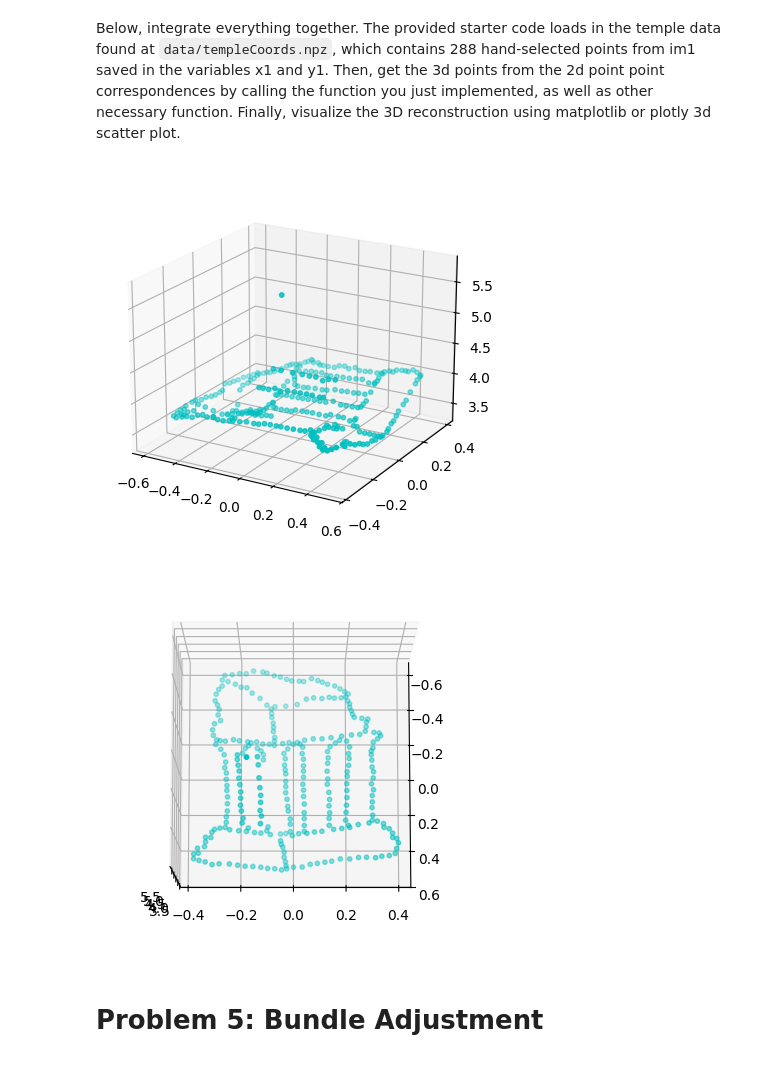
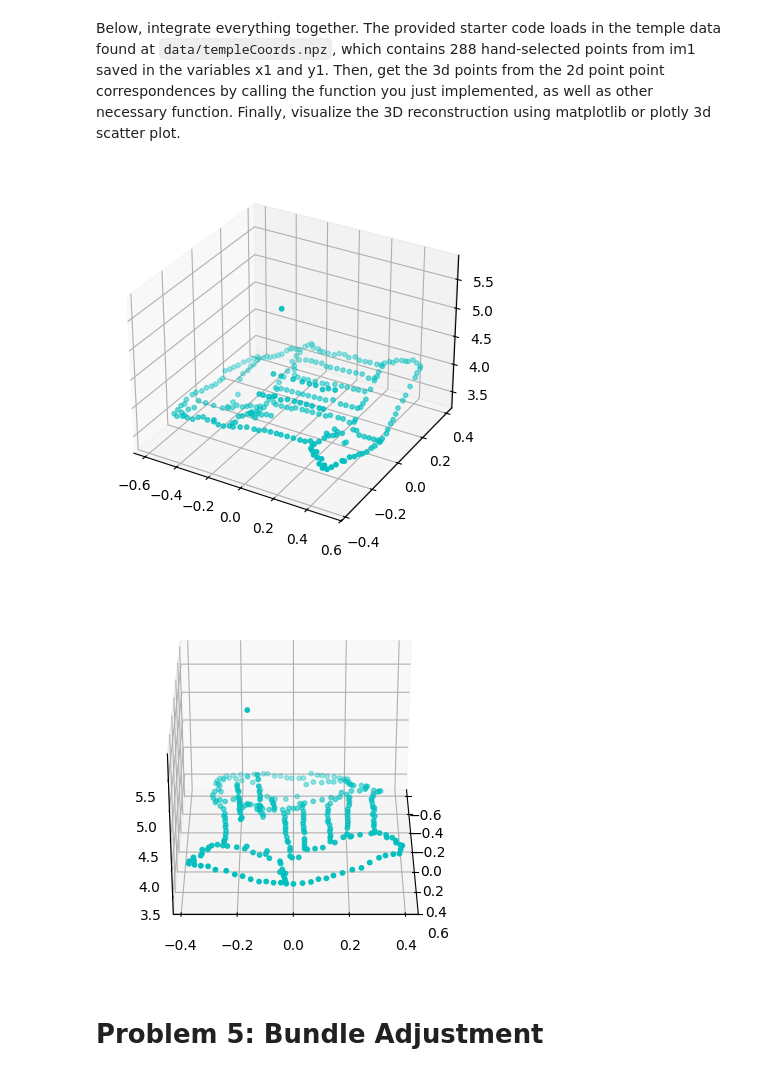
Before and after one commit to PAOK-2001/ComputerVision-16720, a Jupyter notebook: hw4/HW4_Reconstruction.ipynb, the cells around one changed output. Cells and saved outputs as stored; diff of their text form; code cells hidden in the pictures.

```diff
--- a/hw4/HW4_Reconstruction.ipynb
+++ b/hw4/HW4_Reconstruction.ipynb
@@ -772,37 +778,36 @@ Then, get the 3d points from the 2d point point correspondences by calling the f
 # %%
 temple_coords = np.load('data/templeCoords.npz') # Loading temple coordinates
 correspondence = np.load('data/some_corresp.npz') # Loading correspondences
 intrinsics = np.load('data/intrinsics.npz') # Loading the intrinscis of the camera
 K1, K2 = intrinsics['K1'], intrinsics['K2']
 pts1, pts2 = correspondence['pts1'], correspondence['pts2']
 im1 = plt.imread('data/im1.png')
 im2 = plt.imread('data/im2.png')
 
 # ----- TODO -----
 # Call eightpoint to get the F matrix
 F = eightpoint(pts1, pts2, M=np.max([*im1.shape, *im2.shape]))
 # Call compute3D_pts to get the 3D points and visualize using matplotlib scatter
 # hint: you can change the viewpoint of a matplotlib 3d axes using
 # `ax.view_init(azim, elev)` where azim is the rotation around the vertical z
 # axis, and elev is the angle of elevation from the x-y plane
 temple_pts1 = np.hstack([temple_coords['x1'], temple_coords['y1']])
 P = compute3D_pts(temple_pts1, intrinsics, F, im1, im2)
 
 fig = plt.figure()
 ax = fig.add_subplot(111, projection='3d')
 ax.scatter(P[:, 0], P[:, 1], P[:, 2], s=10, c='c', depthshade=True)
-ax.view_init(20, )
 plt.draw()
 
 # also show a different viewpoint
 fig = plt.figure()
 ax = fig.add_subplot(111, projection='3d')
 ax.scatter(P[:, 0], P[:, 1], P[:, 2], s=10, c='c', depthshade=True)
-ax.view_init(80, 0)
+ax.view_init(30, 0)
 plt.draw()
 # %% [output]
-[figure, old version]
+[figure, new version]
-[figure, old version]
+[figure, new version]
 # %% [markdown]
 # Problem 5: Bundle Adjustment
 # %% [markdown]
```
Also changed, not shown: parts of 4 cells of this notebook, 1 other file.
